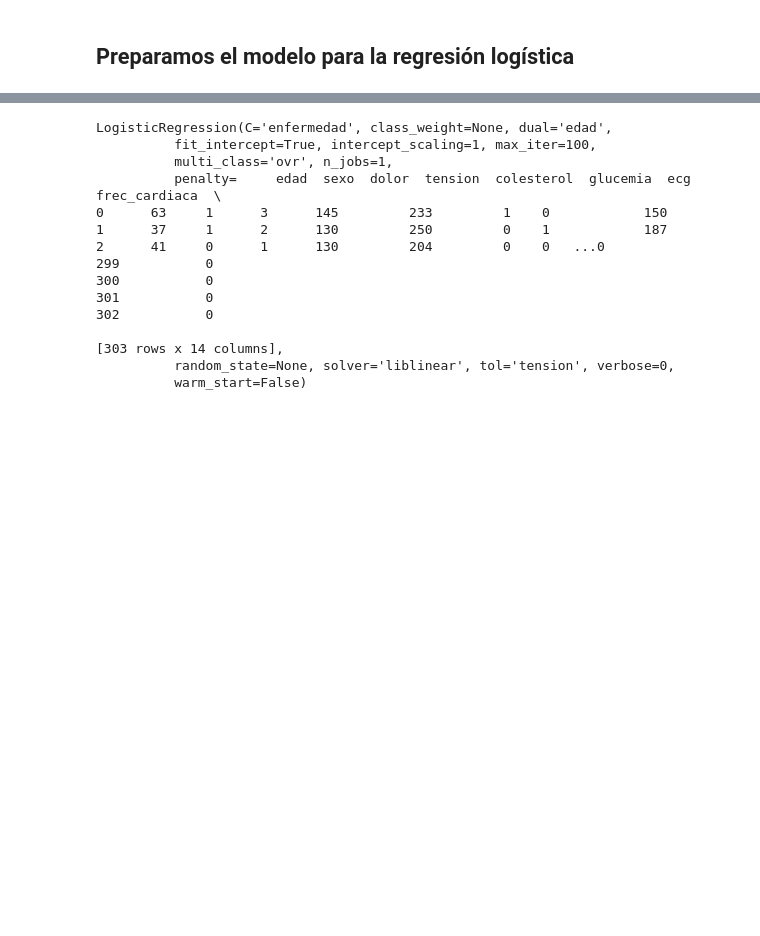
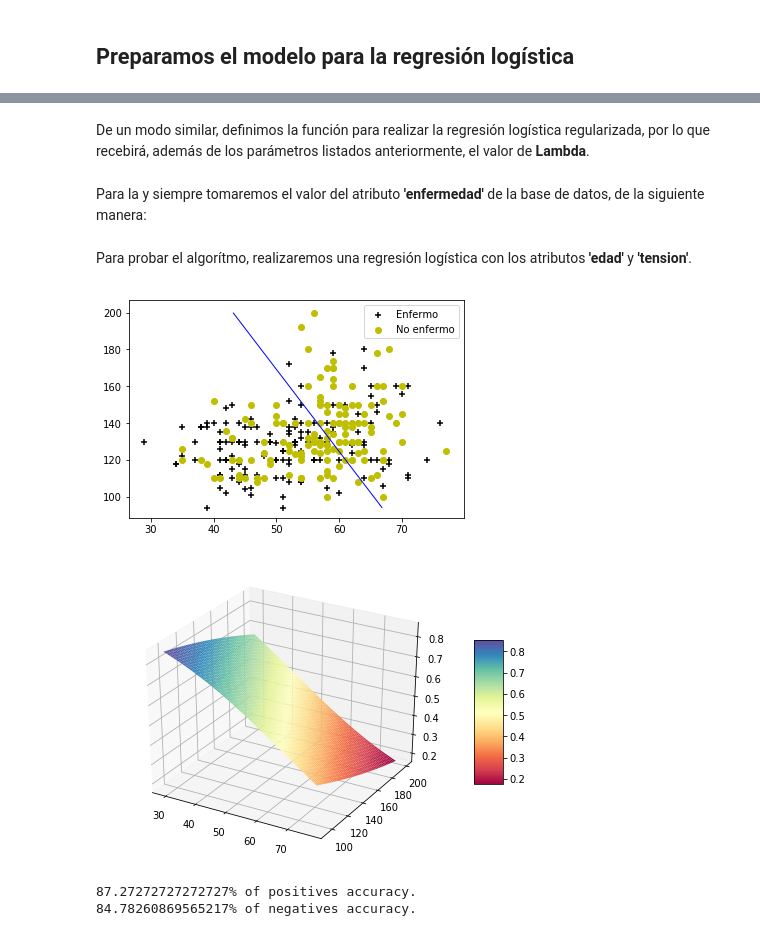
Before and after one commit to nestcmartin/Machine-Learning, a Jupyter notebook: pf/Logistic Regression.ipynb, the cells around one changed output, grey strips where cells are left out. Drawn from its saved outputs; the diff is of its cells as text; code cells hidden in the pictures; blank space fills up the shorter version.

```diff
--- a/pf/Logistic Regression.ipynb
+++ b/pf/Logistic Regression.ipynb
@@ -119,11 +122,10 @@ plt_f.plot_frontier(theta_opt, X, y)
+# %% [markdown]
+De un modo similar, definimos la función para realizar la regresión logística regularizada, por lo que recebirá, además de los parámetros listados anteriormente, el valor de **Lambda**.
 # %%
-def LogisticRegresion(dt, attribute0, attribute1):
+def LogisticRegresionReg(dt, attribute0, attribute1, y, Lambda):
     attributeList = dt.columns.values.tolist()
     attributeList.remove(attribute0)
     attributeList.remove(attribute1)
-
-    y = dt.enfermedad.values
-    y = np.reshape(y, (np.shape(y)[0], 1)).astype(float).ravel()
 
     X_data = dt.drop(attributeList, axis = 1)
     X_data.to_csv('X_data.csv', header=False, index=False)
@@ -133,14 +135,18 @@ def LogisticRegresion(dt, attribute0, attribute1):
     X = X_data.values
 
     m = np.shape(X)[0]
-    X_ones = np.hstack([np.ones([m, 1]), X])
-    n = np.shape(X_ones)[1]
+    poly = PolynomialFeatures(degree=6)
+    X_reg = poly.fit_transform(X)
+    n = np.shape(X_reg)[1]
 
     Theta = np.zeros(n)
 
-    result = opt.fmin_tnc(func=coste, x0=Theta, fprime=gradiente, args=(X_ones, y))
+    result = opt.fmin_tnc(func=coste_reg, x0=Theta, fprime=gradiente_reg, args=(X_reg, y, Lambda))
     theta_opt = result[0]
 
-    return plt_f.plot_frontier(theta_opt, X, y)
-    # plot_frontier_3D(theta_opt, X, Y)
-    # accuracy_percentage(theta_opt, X_ones, Y)
+    # Print
+    plt_f.plot_decisionboundary(theta_opt, X, y, poly)
+    plt_f.plot_decisionboundary_3D(theta_opt, X, y, poly)
+    print("\n")
+# %% [markdown]
+Para la y siempre tomaremos el valor del atributo **'enfermedad'** de la base de datos, de la siguiente manera:
@@ -147,18 +156,9 @@ def LogisticRegresion(dt, attribute0, attribute1):
+# %% [markdown]
+Para probar el algorítmo, realizaremos una regresión logística con los atributos **'edad'** y **'tension'**.
 # %%
-LogisticRegression(dt, 'edad', 'tension', 'enfermedad')
+LogisticRegresion(dt, 'edad', 'tension', y)
 # %% [output]
+[figure, added]
+[figure, added]
-LogisticRegression(C='enfermedad', class_weight=None, dual='edad',
-          fit_intercept=True, intercept_scaling=1, max_iter=100,
-          multi_class='ovr', n_jobs=1,
-          penalty=     edad  sexo  dolor  tension  colesterol  glucemia  ecg  frec_cardiaca  \
-0      63     1      3      145         233         1    0            150
-1      37     1      2      130         250         0    1            187
-2      41     0      1      130         204         0    0   ...0
-299           0
-300           0
-301           0
-302           0
-
-[303 rows x 14 columns],
-          random_state=None, solver='liblinear', tol='tension', verbose=0,
-          warm_start=False)
+87.27272727272727% of positives accuracy.
+84.78260869565217% of negatives accuracy.
```
Also changed, not shown: parts of 11 cells of this notebook, 1 other file.
